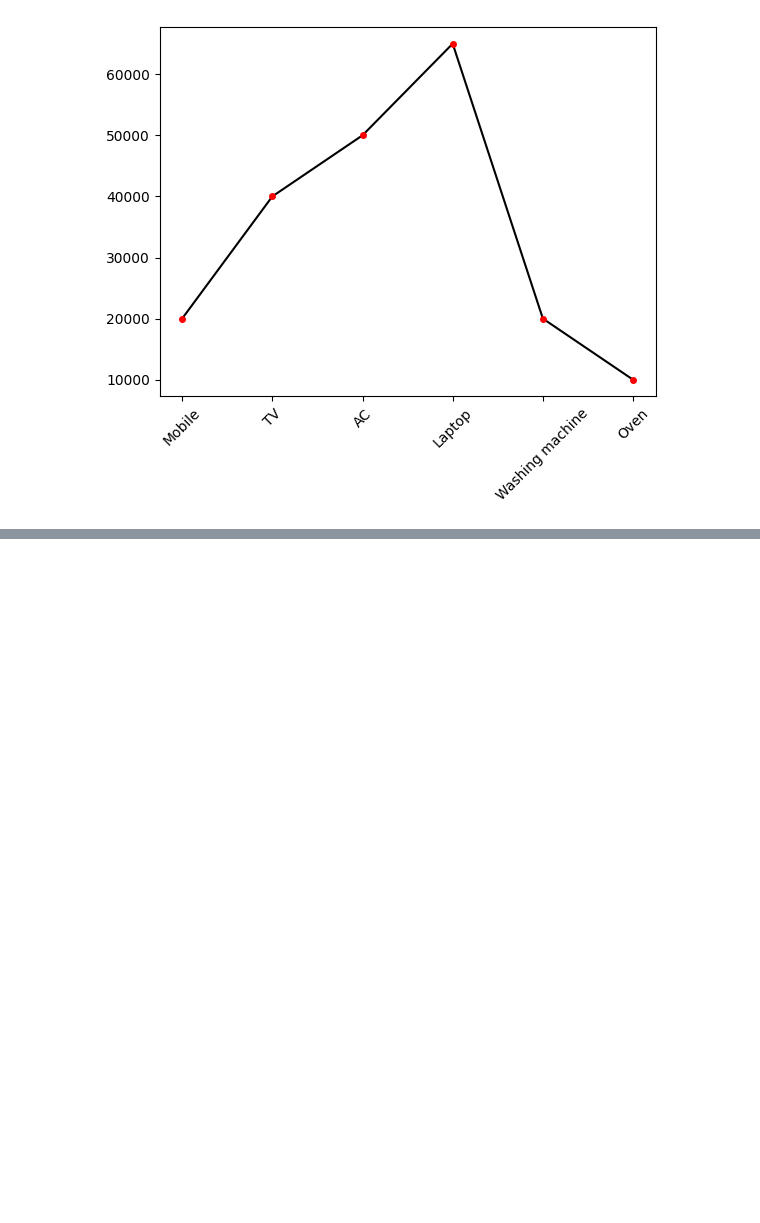
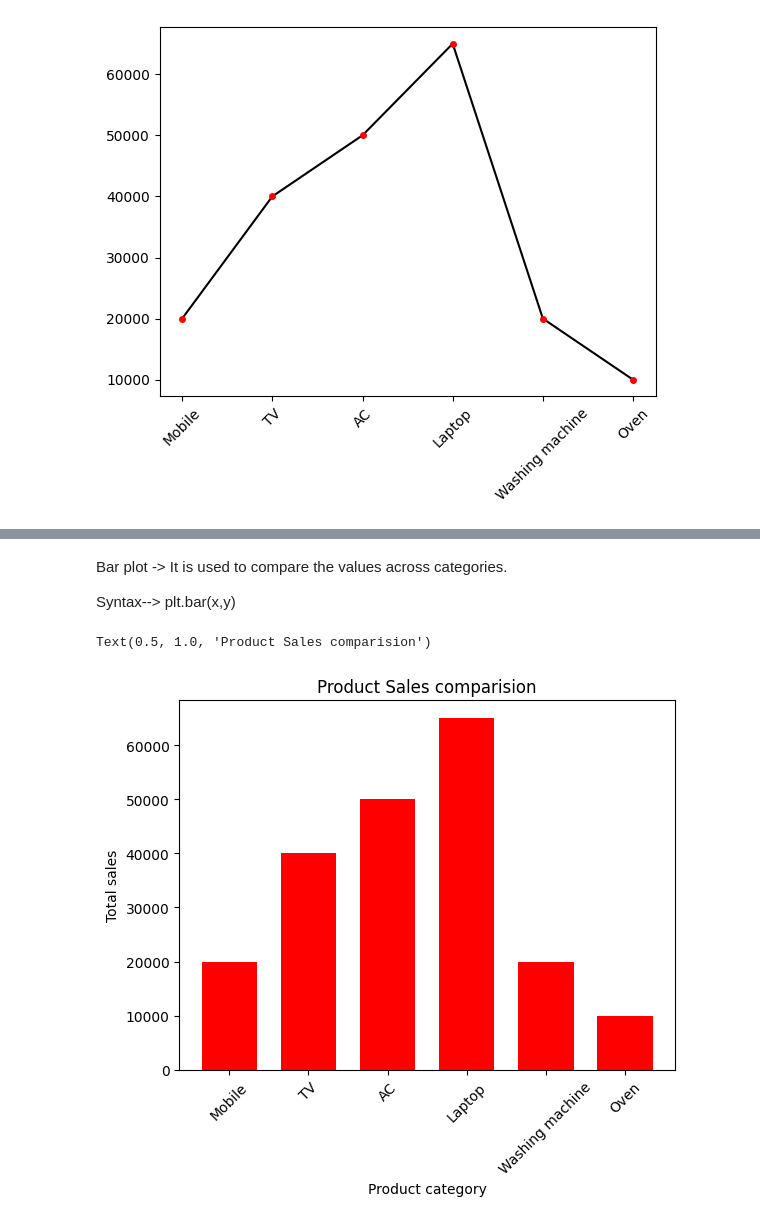
Before and after one commit to syed-khader/learning-python-libraries, a Jupyter notebook: visualization.ipynb, the cells around one changed output, grey strips where cells are left out. Cells and saved outputs as stored; diff of their text form; code cells hidden in the pictures; blank space fills up the shorter version.

```diff
--- a/visualization.ipynb
+++ b/visualization.ipynb
@@ -91,0 +152,15 @@ plt.xticks(rotation=45)
+# %% [markdown]
+Bar plot
+-> It is used to compare the values across categories.
+
+Syntax--> plt.bar(x,y)
+# %%
+plt.bar(df1['Product'],df1['Sales'],color='red',width=0.7)
+plt.xticks(rotation=45)
+
+plt.xlabel('Product category')
+plt.ylabel('Total sales')
+plt.title('Product Sales comparision')
+# %% [output]
+Text(0.5, 1.0, 'Product Sales comparision')
+[figure, added]
```
Also changed, not shown: parts of 37 cells of this notebook.
